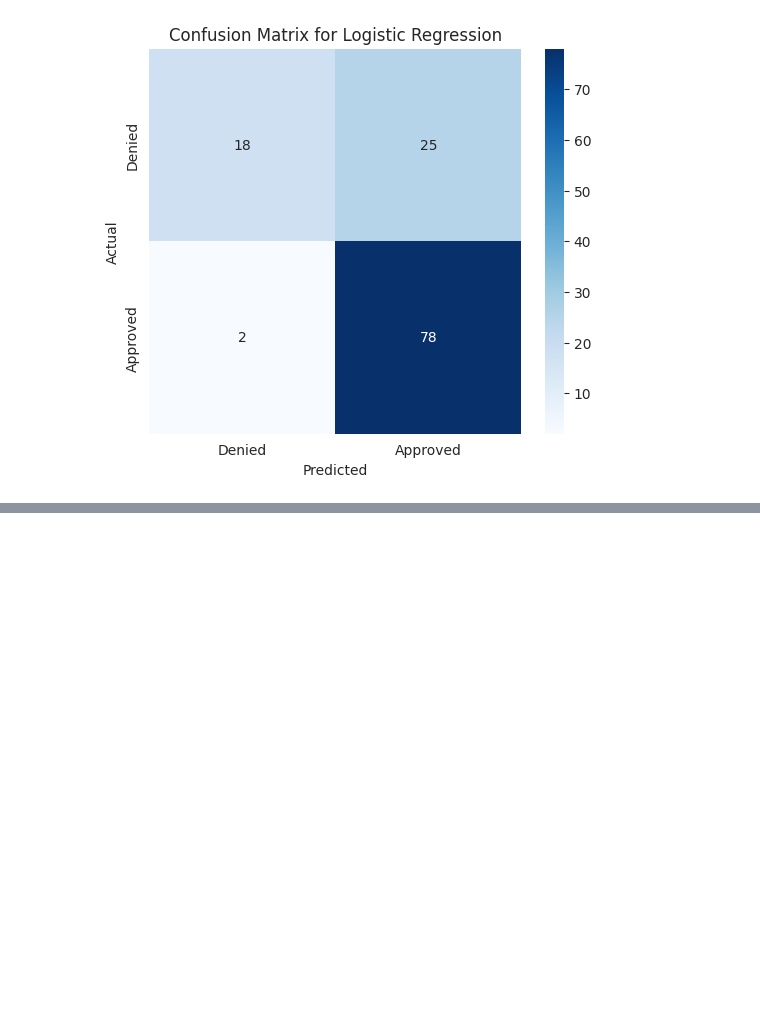
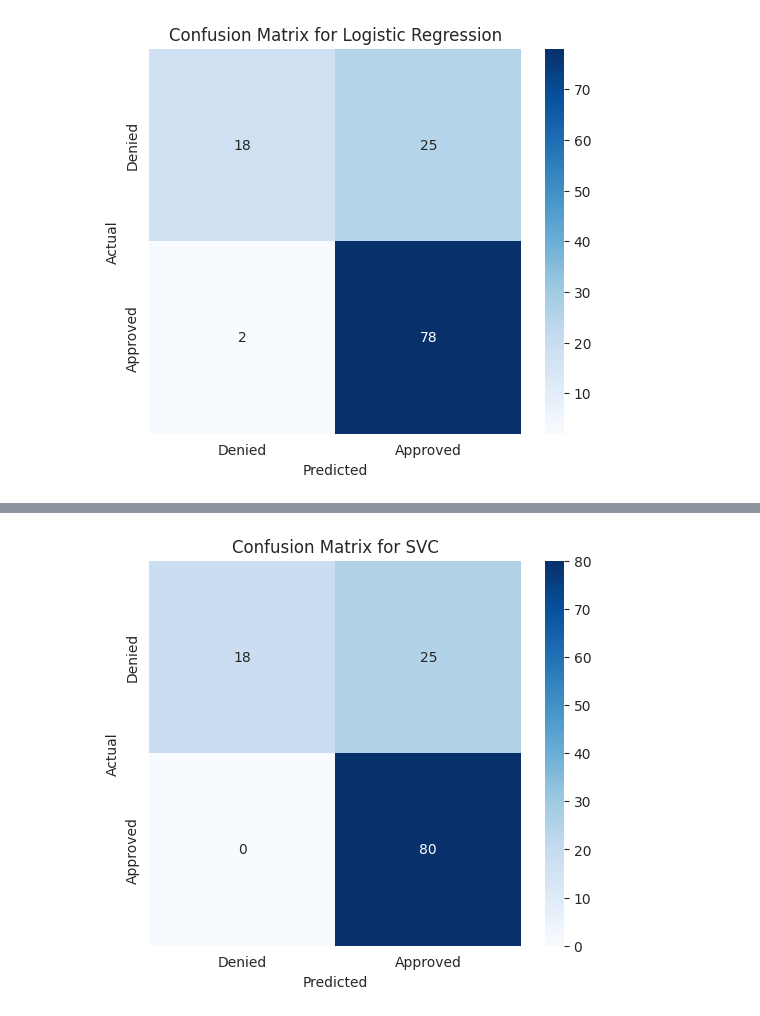
Before and after one commit to polokocodes/Data-Science---ML-Projects, a Jupyter notebook: EDA_Loan_prediction.ipynb, the cells around one changed output, grey strips where cells are left out. Cells and saved outputs as stored; diff of their text form; code cells hidden in the pictures; blank space fills up the shorter version.

```diff
--- a/EDA_Loan_prediction.ipynb
+++ b/EDA_Loan_prediction.ipynb
@@ -501,0 +562,12 @@ plt.show
+# %%
+# Train the model: SVC
+svc_model = SVC()
+svc_model.fit(X_train_scaled, y_train)
+svc_predictions = svc_model.predict(X_test_scaled)
+
+# Model Evaluation
+svc_accuracy = accuracy_score(y_test, svc_predictions)
+svc_class_report = classification_report(y_test, svc_predictions)
+
+print(svc_class_report)
+print(f"4. SVC Validation Accuracy: {svc_accuracy *100:.2f}%")
@@ -501,0 +585,13 @@ plt.show
+# %%
+# Confusion Matrix
+cm = confusion_matrix(y_test, svc_model.predict(X_test_scaled))
+plt.figure(figsize=(6,5))
+sns.heatmap(cm, annot=True, fmt='d', cmap='Blues',
+            xticklabels=['Denied', 'Approved'],
+            yticklabels=['Denied', 'Approved'])
+plt.xlabel('Predicted')
+plt.ylabel('Actual')
+plt.title('Confusion Matrix for SVC')
+plt.show()
+# %% [output]
+[figure, added]
```
Also changed, not shown: parts of 8 cells of this notebook.
